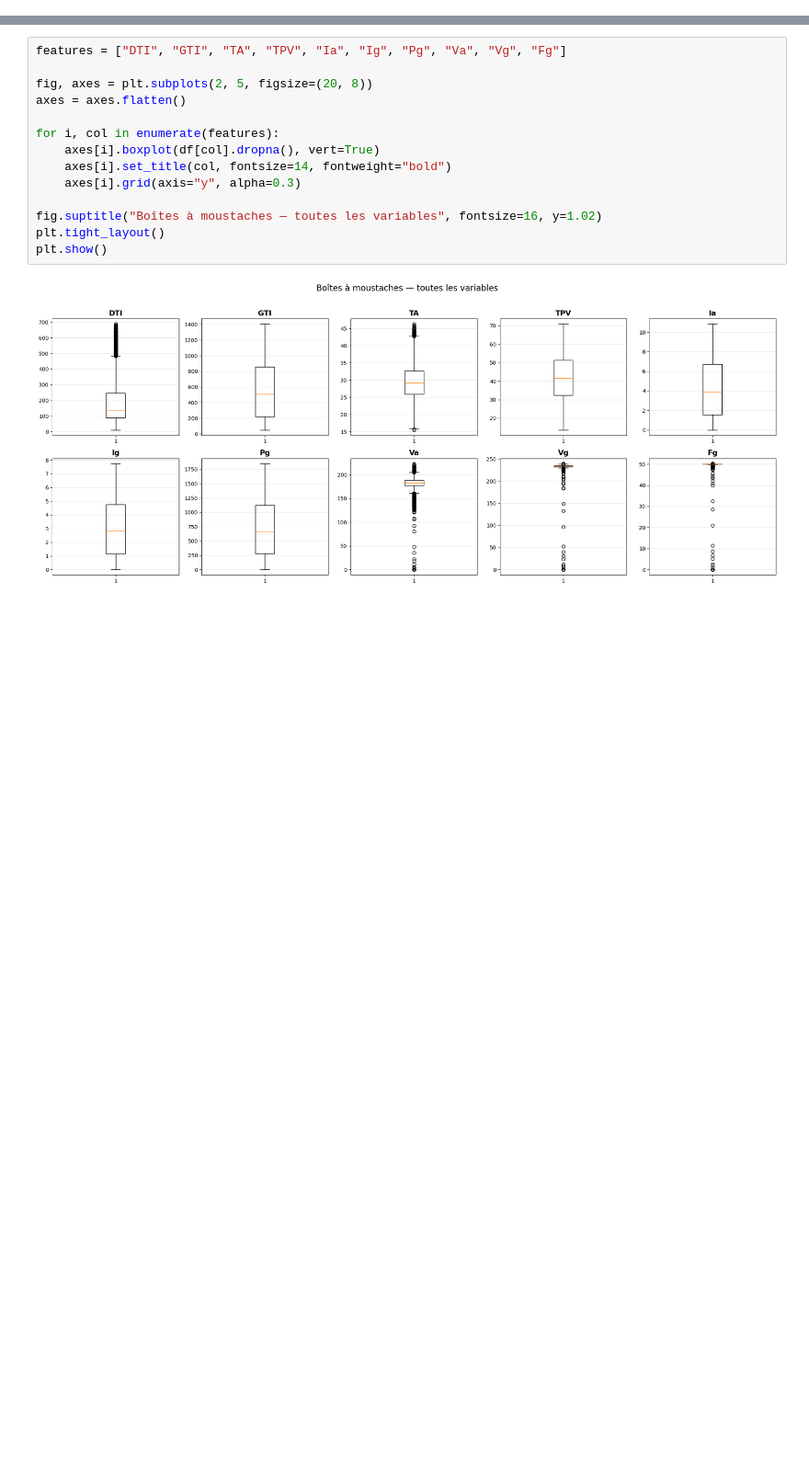
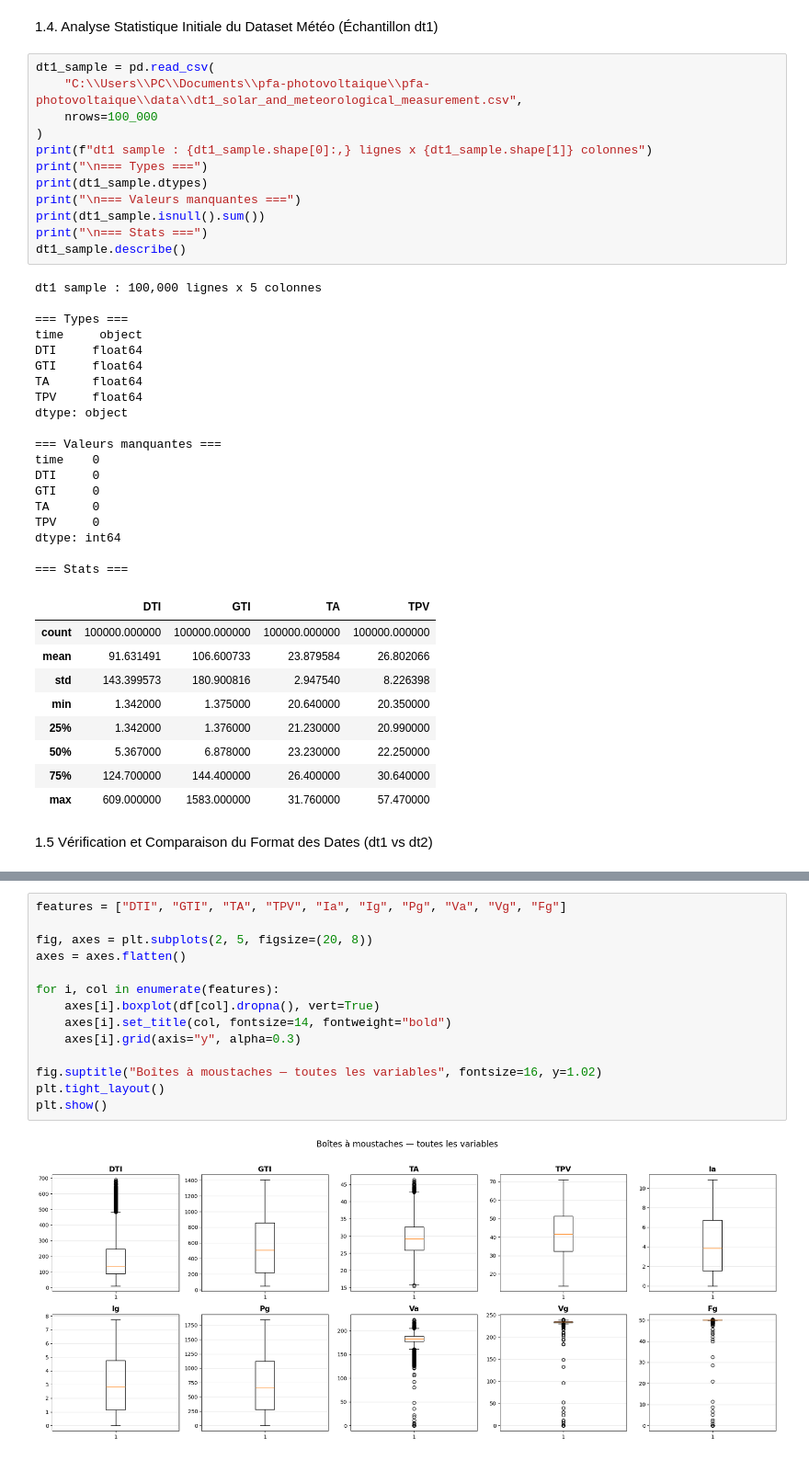
Before and after one commit to mounjimallak-bit/pfa-photovoltaique, a Jupyter notebook: notebooks/03_pretraitement.ipynb, the cells around one changed output, grey strips where cells are left out. Shown at 92% size. Drawn from its saved outputs; the diff is of its cells as text; blank space fills up the shorter version.

```diff
--- a/notebooks/03_pretraitement.ipynb
+++ b/notebooks/03_pretraitement.ipynb
@@ -0,0 +78,45 @@
+# %% [markdown]
+1.4. Analyse Statistique Initiale du Dataset Météo (Échantillon dt1)
+# %%
+dt1_sample = pd.read_csv(
+    "C:\\Users\\PC\\Documents\\pfa-photovoltaique\\pfa-photovoltaique\\data\\dt1_solar_and_meteorological_measurement.csv",
+    nrows=100_000
+)
+print(f"dt1 sample : {dt1_sample.shape[0]:,} lignes x {dt1_sample.shape[1]} colonnes")
+print("\n=== Types ===")
+print(dt1_sample.dtypes)
+print("\n=== Valeurs manquantes ===")
+print(dt1_sample.isnull().sum())
+print("\n=== Stats ===")
+dt1_sample.describe()
+# %% [output]
+dt1 sample : 100,000 lignes x 5 colonnes
+
+=== Types ===
+time     object
+DTI     float64
+GTI     float64
+TA      float64
+TPV     float64
+dtype: object
+
+=== Valeurs manquantes ===
+time    0
+DTI     0
+GTI     0
+TA      0
+TPV     0
+dtype: int64
+
+=== Stats ===
+|  | DTI | GTI | TA | TPV |
+| count | 100000.000000 | 100000.000000 | 100000.000000 | 100000.000000 |
+| mean | 91.631491 | 106.600733 | 23.879584 | 26.802066 |
+| std | 143.399573 | 180.900816 | 2.947540 | 8.226398 |
+| min | 1.342000 | 1.375000 | 20.640000 | 20.350000 |
+| 25% | 1.342000 | 1.376000 | 21.230000 | 20.990000 |
+| 50% | 5.367000 | 6.878000 | 23.230000 | 22.250000 |
+| 75% | 124.700000 | 144.400000 | 26.400000 | 30.640000 |
+| max | 609.000000 | 1583.000000 | 31.760000 | 57.470000 |
+# %% [markdown]
+1.5 Vérification et Comparaison du Format des Dates (dt1 vs dt2)
```
Also changed, not shown: parts of 32 cells of this notebook, 20 other files.
